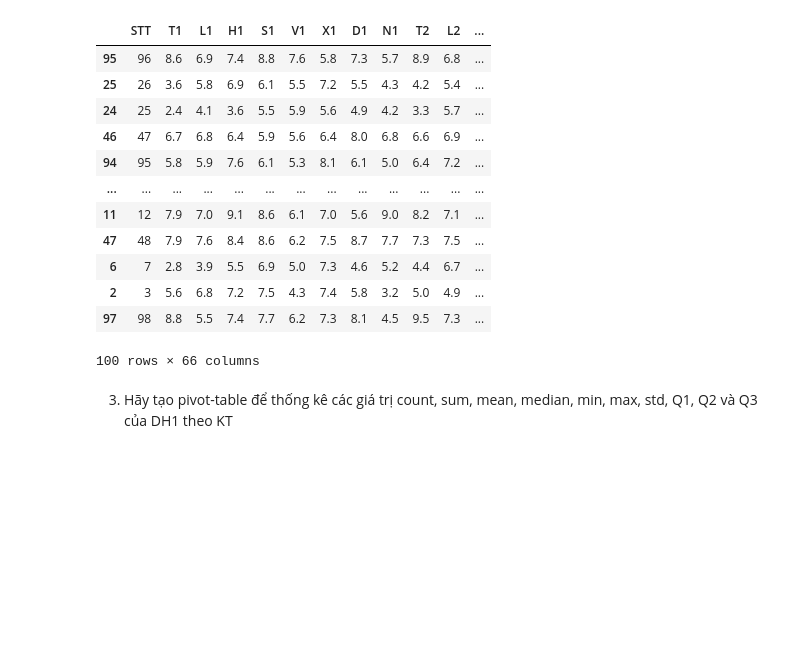
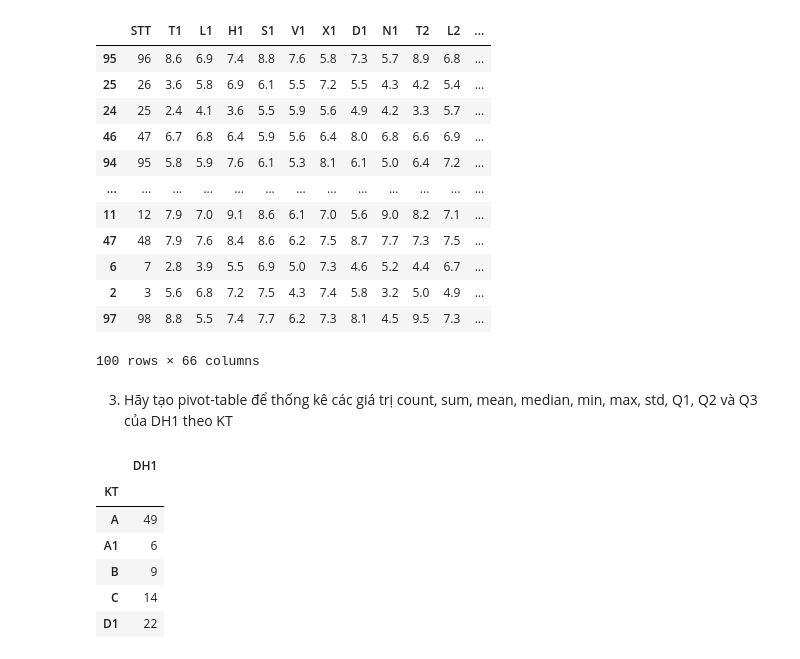
Before and after one commit to trinhvanypro1/-DataAnalystDeepLearning, a Jupyter notebook: Lab2.ipynb, the cells around one changed output. Drawn from its saved outputs; the diff is of its cells as text; code cells hidden in the pictures; blank space fills up the shorter version.

```diff
--- a/Lab2.ipynb
+++ b/Lab2.ipynb
@@ -59,3 +59,14 @@ data.sort_values(by=['DH2','GT'])
 100 rows × 66 columns
 # %% [markdown]
 3. Hãy tạo pivot-table để thống kê các giá trị count, sum, mean, median, min, max, std, Q1, Q2 và Q3 của DH1 theo KT
+# %%
+table_count=pd.pivot_table(data, values='DH1', index=['KT'],aggfunc='count')
+table_count
+# %% [output]
+|  | DH1 |
+| KT |  |
+| A | 49 |
+| A1 | 6 |
+| B | 9 |
+| C | 14 |
+| D1 | 22 |
```
Also changed, not shown: parts of 5 cells of this notebook.
